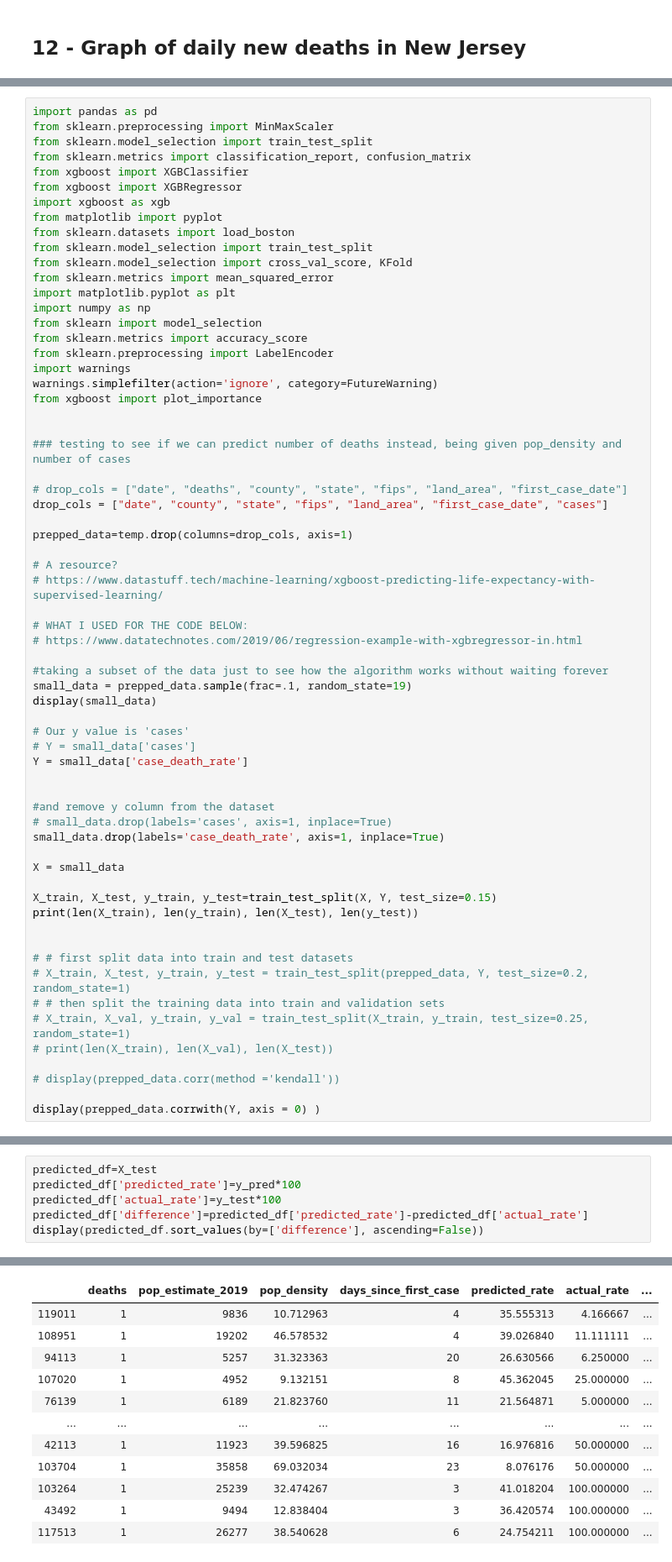
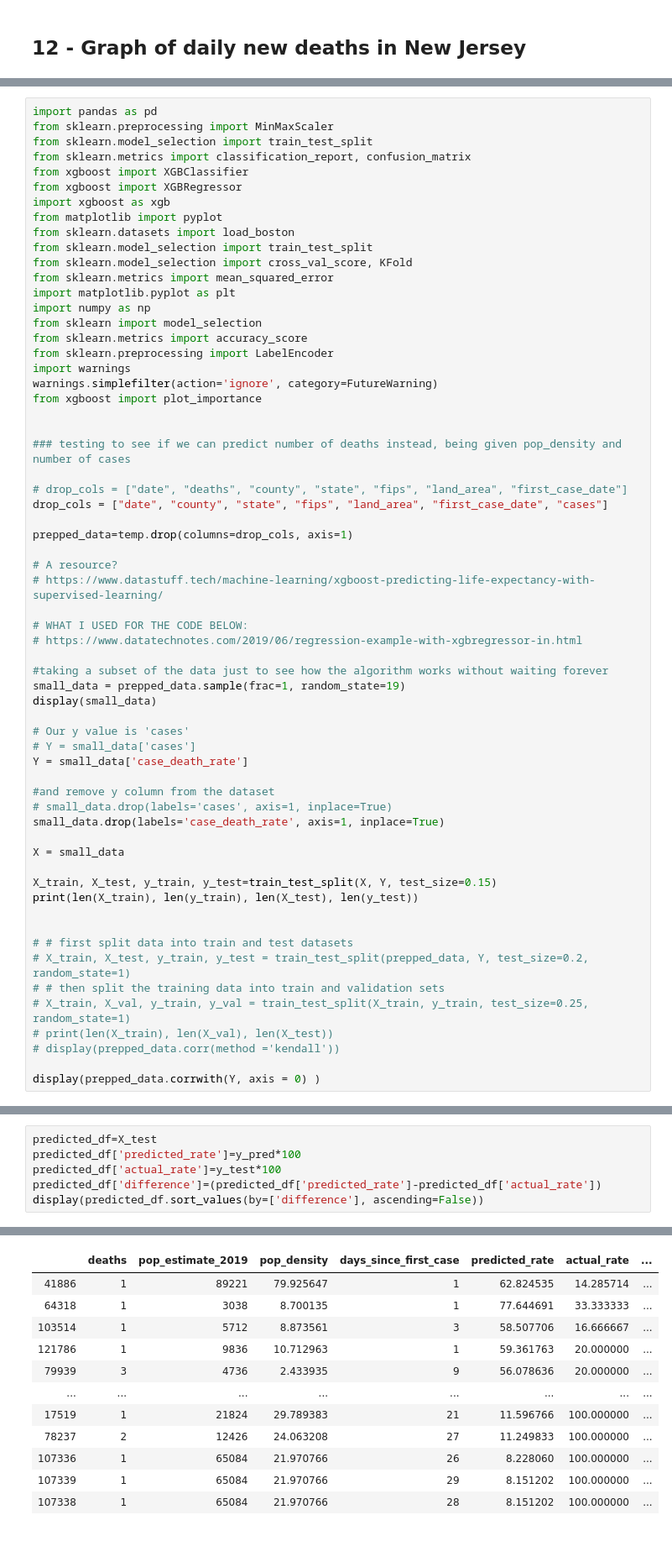
Before and after one commit to annagodin/CS439-Semester-Project, a Jupyter notebook: Coronavirus Project/Coronavirus Data Research.ipynb, the cells around one changed output, grey strips where cells are left out. Shown at 84% size. Cells and saved outputs as stored; diff of their text form.

```diff
--- a/Coronavirus Project/Coronavirus Data Research.ipynb
+++ b/Coronavirus Project/Coronavirus Data Research.ipynb
@@ -896,13 +897,12 @@ prepped_data=temp.drop(columns=drop_cols, axis=1)
 # https://www.datatechnotes.com/2019/06/regression-example-with-xgbregressor-in.html
 
 #taking a subset of the data just to see how the algorithm works without waiting forever
-small_data = prepped_data.sample(frac=.1, random_state=19)
+small_data = prepped_data.sample(frac=1, random_state=19)
 display(small_data)
 
 # Our y value is 'cases'
 # Y = small_data['cases']
 Y = small_data['case_death_rate']
-
 
 #and remove y column from the dataset
 # small_data.drop(labels='cases', axis=1, inplace=True)
@@ -919,7 +919,6 @@ print(len(X_train), len(y_train), len(X_test), len(y_test))
 # # then split the training data into train and validation sets
 # X_train, X_val, y_train, y_val = train_test_split(X_train, y_train, test_size=0.25, random_state=1)
 # print(len(X_train), len(X_val), len(X_test))
-
 # display(prepped_data.corr(method ='kendall'))
 
 display(prepped_data.corrwith(Y, axis = 0) )
@@ -1005,34 +984,34 @@ See the caveats in the documentation: http://pandas.pydata.org/pandas-docs/stabl
 # %%
 predicted_df=X_test
 predicted_df['predicted_rate']=y_pred*100
 predicted_df['actual_rate']=y_test*100
-predicted_df['difference']=predicted_df['predicted_rate']-predicted_df['actual_rate']
+predicted_df['difference']=(predicted_df['predicted_rate']-predicted_df['actual_rate'])
 display(predicted_df.sort_values(by=['difference'], ascending=False))
 # %% [output]
 A value is trying to be set on a copy of a slice from a DataFrame.
 Try using .loc[row_indexer,col_indexer] = value instead
 
 See the caveats in the documentation: http://pandas.pydata.org/pandas-docs/stable/user_guide/indexing.html#returning-a-view-versus-a-copy
 
 A value is trying to be set on a copy of a slice from a DataFrame.
 Try using .loc[row_indexer,col_indexer] = value instead
 
 See the caveats in the documentation: http://pandas.pydata.org/pandas-docs/stable/user_guide/indexing.html#returning-a-view-versus-a-copy
   This is separate from the ipykernel package so we can avoid doing imports until
 A value is trying to be set on a copy of a slice from a DataFrame.
 Try using .loc[row_indexer,col_indexer] = value instead
 
 See the caveats in the documentation: http://pandas.pydata.org/pandas-docs/stable/user_guide/indexing.html#returning-a-view-versus-a-copy
   after removing the cwd from sys.path.
 |  | deaths | pop_estimate_2019 | pop_density | days_since_first_case | predicted_rate | actual_rate | ... |
-| 119011 | 1 | 9836 | 10.712963 | 4 | 35.555313 | 4.166667 | ... |
-| 108951 | 1 | 19202 | 46.578532 | 4 | 39.026840 | 11.111111 | ... |
-| 94113 | 1 | 5257 | 31.323363 | 20 | 26.630566 | 6.250000 | ... |
-| 107020 | 1 | 4952 | 9.132151 | 8 | 45.362045 | 25.000000 | ... |
-| 76139 | 1 | 6189 | 21.823760 | 11 | 21.564871 | 5.000000 | ... |
+| 41886 | 1 | 89221 | 79.925647 | 1 | 62.824535 | 14.285714 | ... |
+| 64318 | 1 | 3038 | 8.700135 | 1 | 77.644691 | 33.333333 | ... |
+| 103514 | 1 | 5712 | 8.873561 | 3 | 58.507706 | 16.666667 | ... |
+| 121786 | 1 | 9836 | 10.712963 | 1 | 59.361763 | 20.000000 | ... |
+| 79939 | 3 | 4736 | 2.433935 | 9 | 56.078636 | 20.000000 | ... |
 | ... | ... | ... | ... | ... | ... | ... | ... |
-| 42113 | 1 | 11923 | 39.596825 | 16 | 16.976816 | 50.000000 | ... |
-| 103704 | 1 | 35858 | 69.032034 | 23 | 8.076176 | 50.000000 | ... |
-| 103264 | 1 | 25239 | 32.474267 | 3 | 41.018204 | 100.000000 | ... |
-| 43492 | 1 | 9494 | 12.838404 | 3 | 36.420574 | 100.000000 | ... |
-| 117513 | 1 | 26277 | 38.540628 | 6 | 24.754211 | 100.000000 | ... |
+| 17519 | 1 | 21824 | 29.789383 | 21 | 11.596766 | 100.000000 | ... |
+| 78237 | 2 | 12426 | 24.063208 | 27 | 11.249833 | 100.000000 | ... |
+| 107336 | 1 | 65084 | 21.970766 | 26 | 8.228060 | 100.000000 | ... |
+| 107339 | 1 | 65084 | 21.970766 | 29 | 8.151202 | 100.000000 | ... |
+| 107338 | 1 | 65084 | 21.970766 | 28 | 8.151202 | 100.000000 | ... |
```
Also changed, not shown: parts of 16 cells of this notebook.
